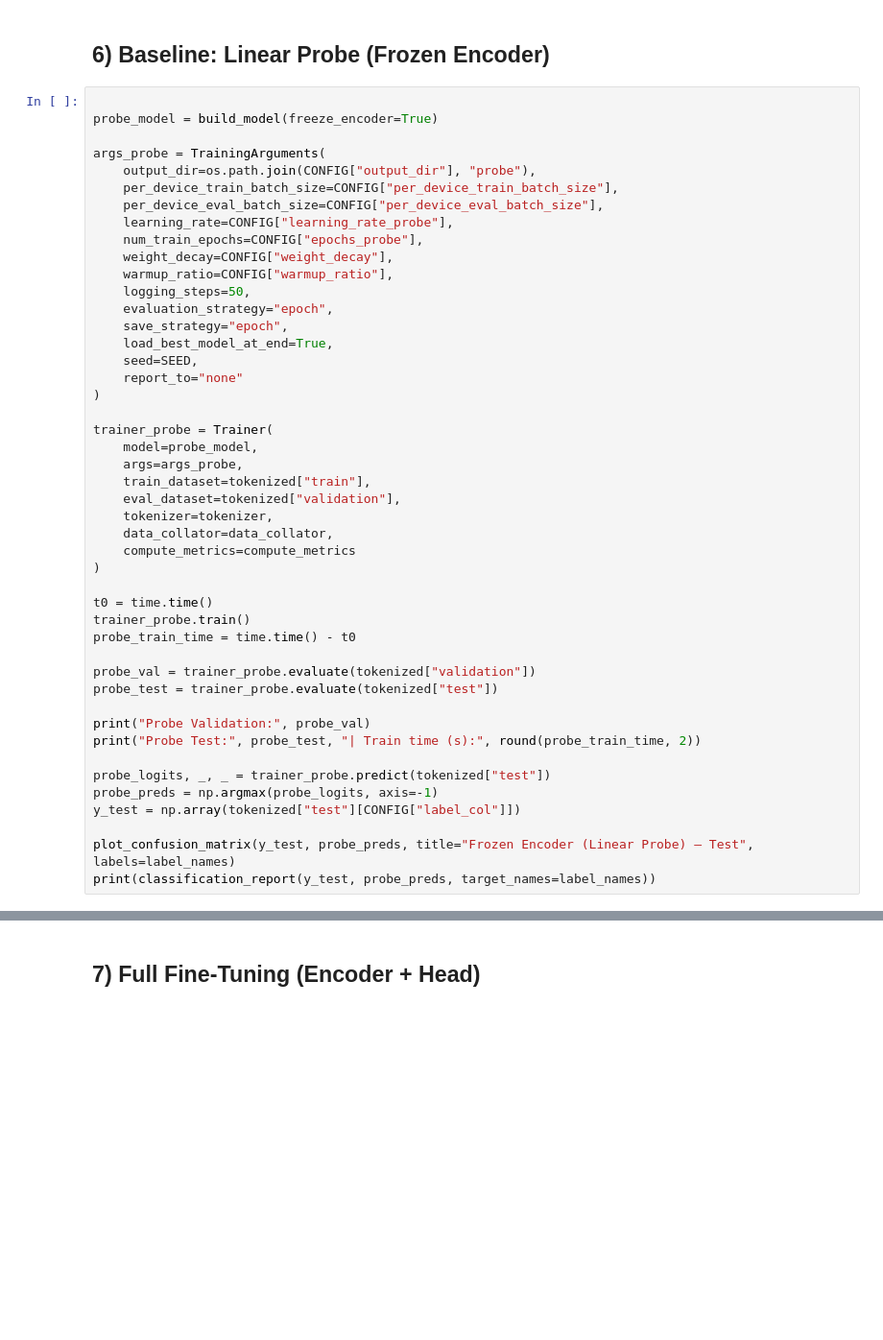
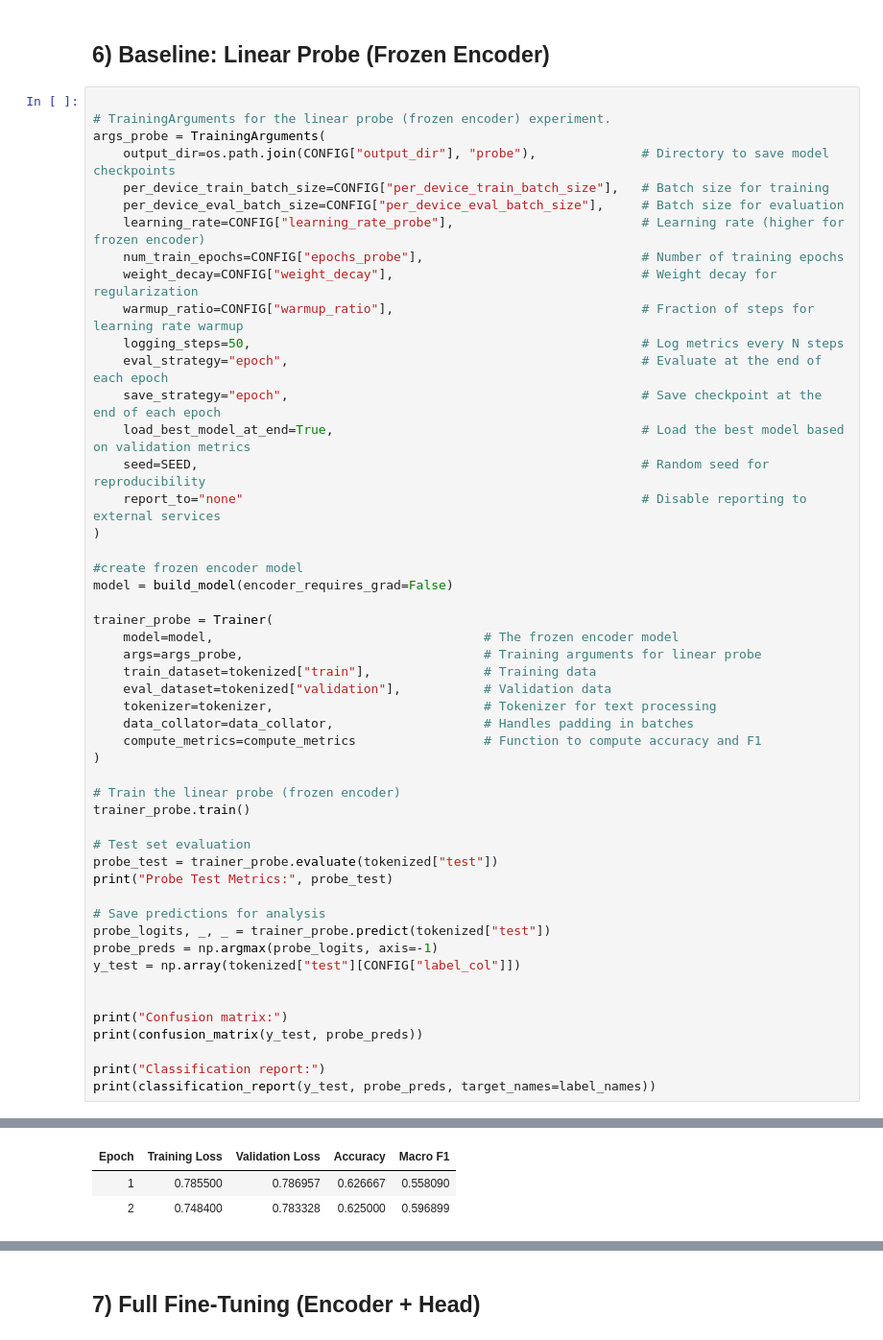
Before and after one commit to CNUClasses/471_code, a Jupyter notebook: week10/Sentence_Classification_TweetEval_Sentiment_Frozen_vs_FT.ipynb, the cells around one changed output, grey strips where cells are left out. Shown at 96% size. Saved outputs shown, nothing was run; the diff lists cells and outputs as text; blank space fills up the shorter version.

```diff
--- a/week10/Sentence_Classification_TweetEval_Sentiment_Frozen_vs_FT.ipynb
+++ b/week10/Sentence_Classification_TweetEval_Sentiment_Frozen_vs_FT.ipynb
@@ -178,47 +298,52 @@ def build_model(freeze_encoder=True):
 ## 6) Baseline: **Linear Probe** (Frozen Encoder)
 # %%
 
-probe_model = build_model(freeze_encoder=True)
-
+# TrainingArguments for the linear probe (frozen encoder) experiment.
 args_probe = TrainingArguments(
-    output_dir=os.path.join(CONFIG["output_dir"], "probe"),
-    per_device_train_batch_size=CONFIG["per_device_train_batch_size"],
-    per_device_eval_batch_size=CONFIG["per_device_eval_batch_size"],
-    learning_rate=CONFIG["learning_rate_probe"],
-    num_train_epochs=CONFIG["epochs_probe"],
-    weight_decay=CONFIG["weight_decay"],
-    warmup_ratio=CONFIG["warmup_ratio"],
-    logging_steps=50,
-    evaluation_strategy="epoch",
-    save_strategy="epoch",
-    load_best_model_at_end=True,
-    seed=SEED,
-    report_to="none"
+    output_dir=os.path.join(CONFIG["output_dir"], "probe"),              # Directory to save model checkpoints
+    per_device_train_batch_size=CONFIG["per_device_train_batch_size"],   # Batch size for training
+    per_device_eval_batch_size=CONFIG["per_device_eval_batch_size"],     # Batch size for evaluation
+    learning_rate=CONFIG["learning_rate_probe"],                         # Learning rate (higher for frozen encoder)
+    num_train_epochs=CONFIG["epochs_probe"],                             # Number of training epochs
+    weight_decay=CONFIG["weight_decay"],                                 # Weight decay for regularization
+    warmup_ratio=CONFIG["warmup_ratio"],                                 # Fraction of steps for learning rate warmup
+    logging_steps=50,                                                    # Log metrics every N steps
+    eval_strategy="epoch",                                               # Evaluate at the end of each epoch
+    save_strategy="epoch",                                               # Save checkpoint at the end of each epoch
+    load_best_model_at_end=True,                                         # Load the best model based on validation metrics
+    seed=SEED,                                                           # Random seed for reproducibility
+    report_to="none"                                                     # Disable reporting to external services
 )
 
+#create frozen encoder model
+model = build_model(encoder_requires_grad=False)
+
 trainer_probe = Trainer(
-    model=probe_model,
-    args=args_probe,
-    train_dataset=tokenized["train"],
-    eval_dataset=tokenized["validation"],
-    tokenizer=tokenizer,
-    data_collator=data_collator,
-    compute_metrics=compute_metrics
+    model=model,                                    # The frozen encoder model
+    args=args_probe,                                # Training arguments for linear probe
+    train_dataset=tokenized["train"],               # Training data
+    eval_dataset=tokenized["validation"],           # Validation data
+    tokenizer=tokenizer,                            # Tokenizer for text processing
+    data_collator=data_collator,                    # Handles padding in batches
+    compute_metrics=compute_metrics                 # Function to compute accuracy and F1
 )
 
-t0 = time.time()
+# Train the linear probe (frozen encoder)
 trainer_probe.train()
-probe_train_time = time.time() - t0
 
-probe_val = trainer_probe.evaluate(tokenized["validation"])
+# Test set evaluation
 probe_test = trainer_probe.evaluate(tokenized["test"])
+print("Probe Test Metrics:", probe_test)
 
-print("Probe Validation:", probe_val)
-print("Probe Test:", probe_test, "| Train time (s):", round(probe_train_time, 2))
-
+# Save predictions for analysis
 probe_logits, _, _ = trainer_probe.predict(tokenized["test"])
 probe_preds = np.argmax(probe_logits, axis=-1)
 y_test = np.array(tokenized["test"][CONFIG["label_col"]])
 
-plot_confusion_matrix(y_test, probe_preds, title="Frozen Encoder (Linear Probe) — Test", labels=label_names)
+
+print("Confusion matrix:")
+print(confusion_matrix(y_test, probe_preds))
+
+print("Classification report:")
 print(classification_report(y_test, probe_preds, target_names=label_names))
+# %% [output]
@@ -224,0 +353,3 @@ print(classification_report(y_test, probe_preds, target_names=label_names))
+| Epoch | Training Loss | Validation Loss | Accuracy | Macro F1 |
+| 1 | 0.785500 | 0.786957 | 0.626667 | 0.558090 |
+| 2 | 0.748400 | 0.783328 | 0.625000 | 0.596899 |
```
Also changed, not shown: parts of 16 cells of this notebook, 6 other files.
